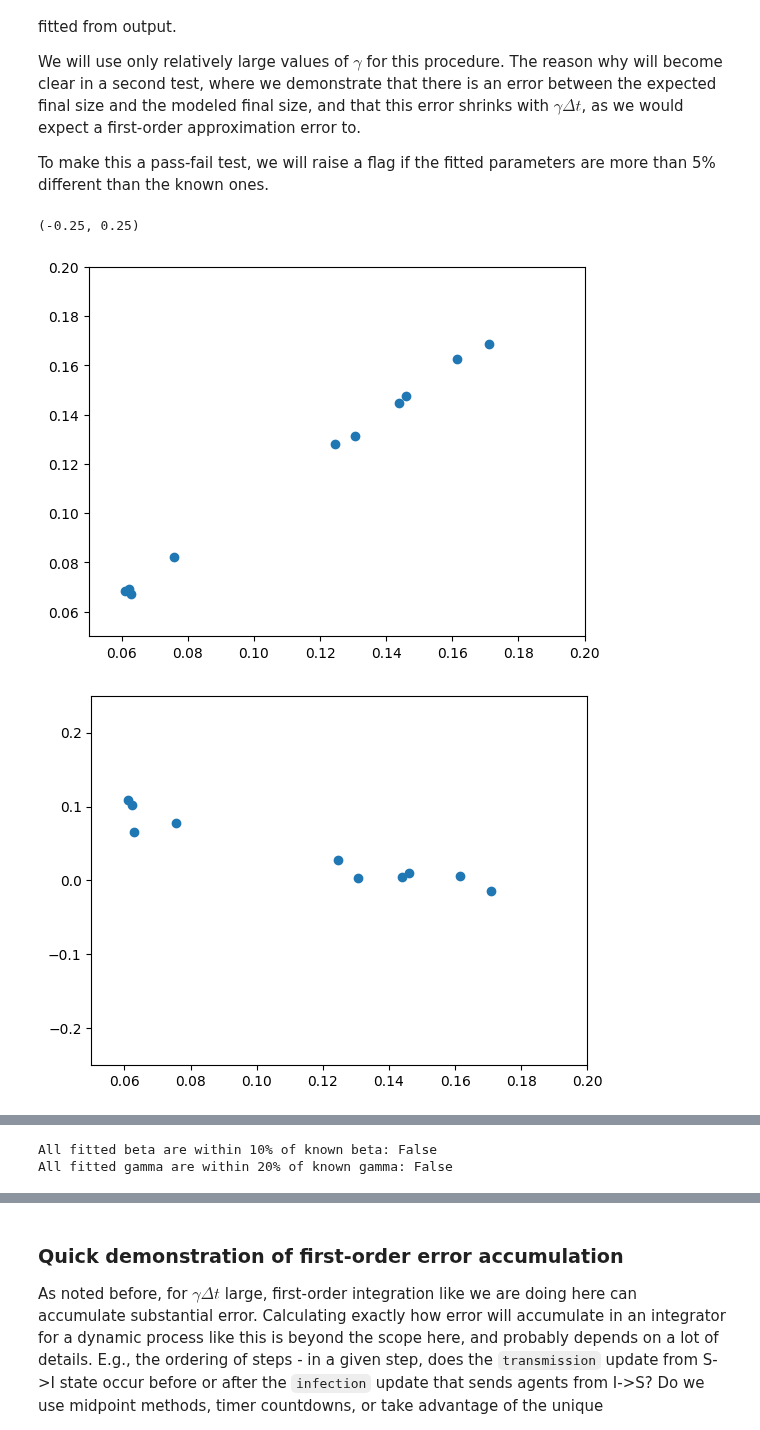
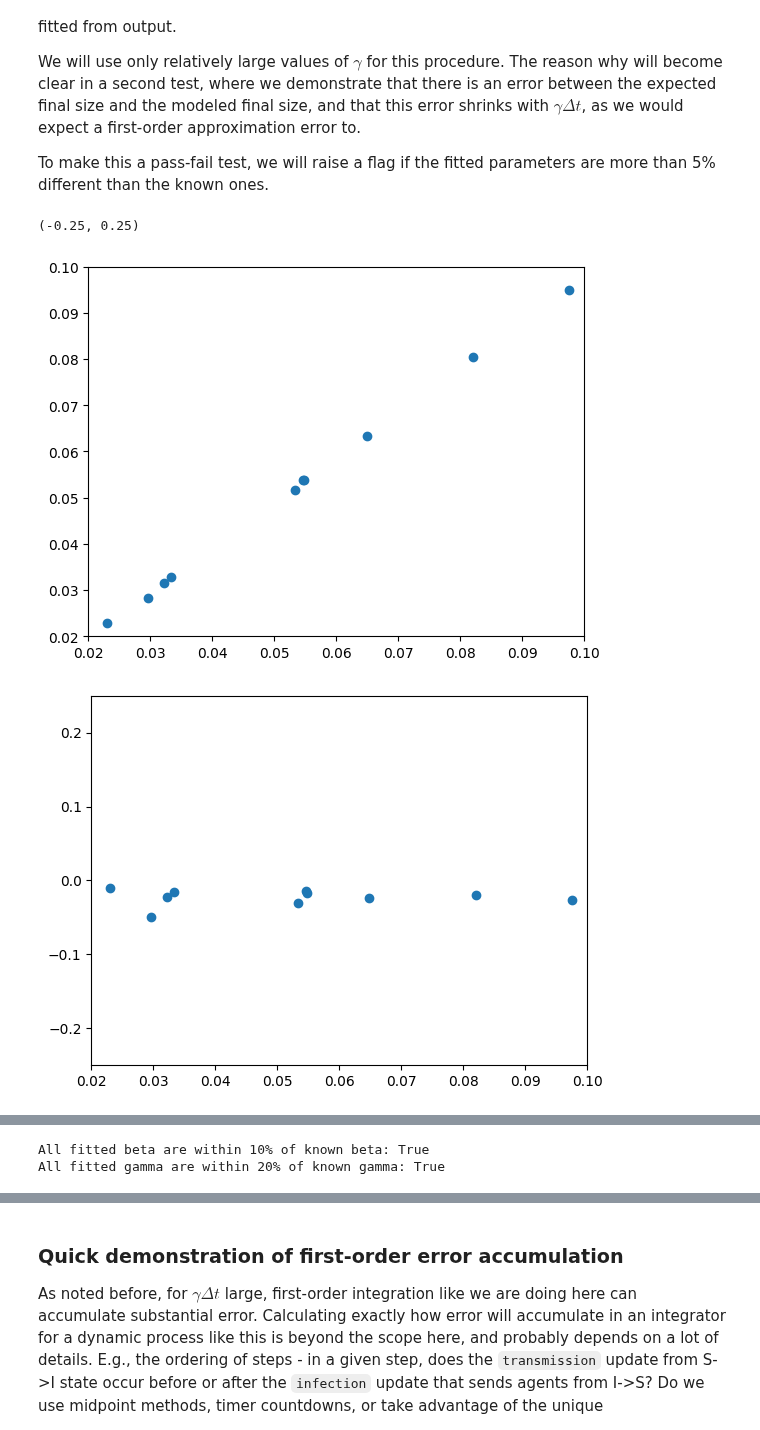
Before and after one commit to InstituteforDiseaseModeling/laser-generic, a Jupyter notebook: notebooks/03_SIS_nobirths_logistic_growth.ipynb, the cells around one changed output, grey strips where cells are left out. Drawn from its saved outputs; the diff is of its cells as text; code cells hidden in the pictures.

```diff
--- a/notebooks/03_SIS_nobirths_logistic_growth.ipynb
+++ b/notebooks/03_SIS_nobirths_logistic_growth.ipynb
@@ -141,7 +151,7 @@ To make this a pass-fail test, we will raise a flag if the fitted parameters are
 NTESTS = 10
 nticks = 730
 t = np.arange(nticks)
-betarange = [0.05, 0.2]
+betarange = [0.02, 0.1]
 gammarange = [1 / 300, 1 / 100]
 seeds = list(range(NTESTS))
 pop = 1e5
@@ -159,11 +169,6 @@ for i, (seed, beta, gamma) in enumerate(zip(seeds, betas, gammas)):
     model = Model(scenario, parameters)
 
     infdurdist = dists.exponential(scale=parameters.inf_mean)
-
-    # Sampling this pyramid will return indices in [0, 88] with equal probability.
-    _pyramid = AliasedDistribution(np.full(89, 1_000))
-    # The survival function will return the probability of surviving past each age.
-    _survival = KaplanMeierEstimator(np.full(89, 1_000).cumsum())
 
     model.components = [SIS.Susceptible(model), SIS.Infectious(model, infdurdist), SIS.Transmission(model, infdurdist)]
 
@@ -186,6 +191,7 @@ for i, (seed, beta, gamma) in enumerate(zip(seeds, betas, gammas)):
             "fitted_beta": popt[0],
             "fitted_gamma": popt[2],
             "fitted_t0": popt[3],
+            "recovered": [np.array(model.nodes.recovered[1:, 0])]
         }
     )
 
@@ -193,21 +199,21 @@ output = pd.DataFrame(rows)
 # %%
 plt.figure()
 plt.plot(output["beta"], output["fitted_beta"], "o")
 plt.xlim(betarange[0], betarange[1])
 plt.ylim(betarange[0], betarange[1])
 plt.figure()
 plt.plot(output["beta"], 1 - output["beta"] / output["fitted_beta"], "o")
 plt.xlim(betarange[0], betarange[1])
 plt.ylim(-0.25, 0.25)
 plt.figure()
 plt.plot(output["gamma"], output["fitted_gamma"], "o")
-plt.xlim(gammarange[0], gammarange[1])
-plt.ylim(gammarange[0], gammarange[1])
+plt.xlim(gammarange[0]*0.9, gammarange[1]*1.1)
+plt.ylim(gammarange[0]*0.9, gammarange[1]*1.1)
 plt.figure()
 plt.plot(output["gamma"], 1 - output["gamma"] / output["fitted_gamma"], "o")
-plt.xlim(gammarange[0], gammarange[1])
+plt.xlim(gammarange[0]*0.9, gammarange[1]*1.1)
 plt.ylim(-0.25, 0.25)
 # %% [output]
 (-0.25, 0.25)
-[figure, old version]
+[figure, new version]
-[figure, old version]
+[figure, new version]
@@ -222,8 +228,8 @@ print(
     + str(np.all(np.abs((output["gamma"] - output["fitted_gamma"]) / output["gamma"]) < 0.20))
 )
 # %% [output]
-All fitted beta are within 10% of known beta: False
-All fitted gamma are within 20% of known gamma: False
+All fitted beta are within 10% of known beta: True
+All fitted gamma are within 20% of known gamma: True
 # %%
 output
 # %% [output]
```
Also changed, not shown: parts of 11 cells of this notebook, 7 other files.
